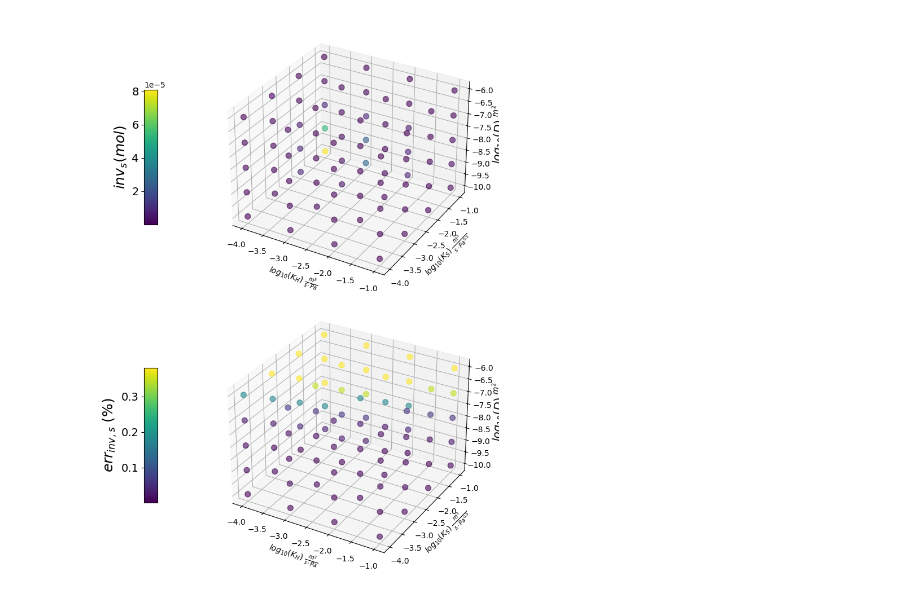
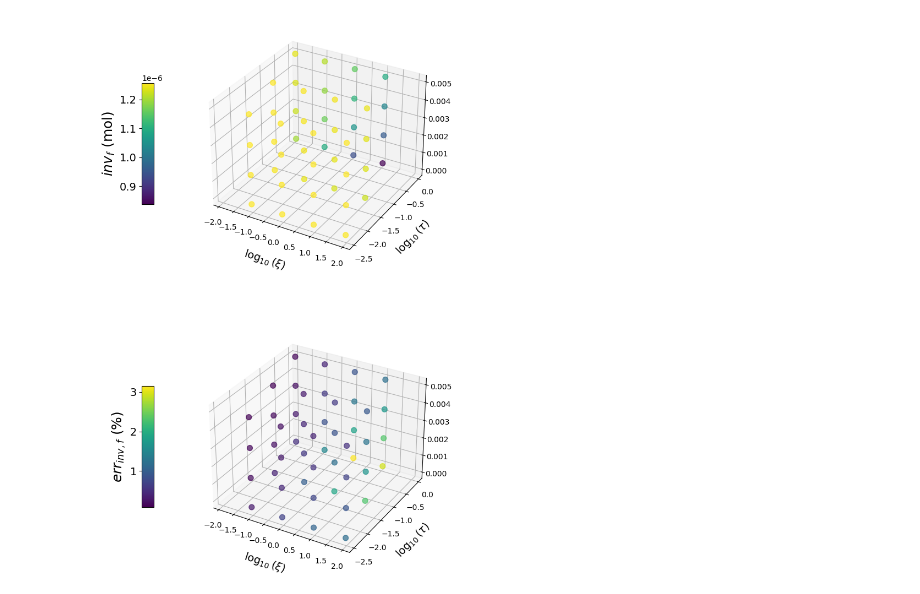
Before and after one commit to gabriele-ferrero/TRIOMA_Verification, a Jupyter notebook: Pipe_Verification/PAV_MS_verification.ipynb, the cells around one changed output. Drawn from its saved outputs; the diff is of its cells as text; code cells hidden in the pictures.

Commit message:
Rerun all PAV verification cases with adimensional numbers

```diff
--- a/Pipe_Verification/PAV_MS_verification.ipynb
+++ b/Pipe_Verification/PAV_MS_verification.ipynb
@@ -1,5 +1,6 @@
 # %%
 import sys
+sys.path.append('../../src')
 import os
 os.environ["KMP_DUPLICATE_LIB_OK"] = "TRUE"
 import numpy as np
@@ -15,3 +16,6 @@ from TRIOMA.tools.component_tools import Geometry
 inv_v=[]
 inv_v_comsol=[]
 scatter_mat = np.empty((0, 9))
+
+RESULTS_DIR = 'Results_MS'
+os.makedirs(RESULTS_DIR, exist_ok=True)
@@ -155,59 +251,34 @@ scatter_mat[:,8]=scatter_mat[:,8]*100
 # %%
-import matplotlib.pyplot as plt
-import numpy as np
-from matplotlib import cm
-cmap = cm.get_cmap('viridis')
-norm1 = plt.Normalize(vmin=abs(scatter_mat[:, 3]).min(), vmax=abs(scatter_mat[:, 3]).max())
-norm2 = plt.Normalize(vmin=abs(scatter_mat[:, 4]).min(), vmax=abs(scatter_mat[:, 4]).max())
+# -------------------------
+# Fluid inventory (inv_f, err_inv_f)
+# -------------------------
+norm1 = plt.Normalize(vmin=abs(plot_data[:, 5]).min(), vmax=abs(plot_data[:, 5]).max())
+norm2 = plt.Normalize(vmin=abs(plot_data[:, 6]).min(), vmax=abs(plot_data[:, 6]).max())
 colors1 = np.array([
-    (1, 0, 0, 1) if value > 5 else cmap(norm1(value))  # (1, 0, 0, 1) is red in RGBA
-    for value in abs(scatter_mat[:, 3])
+    (1, 0, 0, 1) if value > 5 else cmap(norm1(value))
+    for value in abs(plot_data[:, 5])
 ])
-colors2 = np.array([
-    cmap(norm2(value))  # Normalize based on scatter_mat[:, 4]
-    for value in abs(scatter_mat[:, 4])
-])
-# Create a figure with two subplots
-fig, (ax1, ax2) = plt.subplots(2, 1, figsize=(10, 10), subplot_kw={'projection': '3d'})
+colors2 = np.array([cmap(norm2(value)) for value in abs(plot_data[:, 6])])
 
-# First subplot
-sc1 = ax1.scatter(scatter_mat[:, 0], scatter_mat[:, 1], scatter_mat[:, 2], c=colors1, s=50, alpha=0.6)
-cbar1 = plt.colorbar(cm.ScalarMappable(norm=norm1, cmap=cmap), ax=ax1, shrink=0.5, aspect=10,location='left')
-cbar1.set_label(r'$inv_s (mol)$',fontsize=18)
+fig, (ax1, ax2) = plt.subplots(2, 1, figsize=(10, 11), subplot_kw={"projection": "3d"})
+
+sc1 = ax1.scatter(plot_data[:, 0], plot_data[:, 1], plot_data[:, 2], c=colors1, s=50, alpha=0.7)
+cbar1 = fig.colorbar(cm.ScalarMappable(norm=norm1, cmap=cmap), ax=ax1, shrink=0.5, aspect=10, location="left")
+cbar1.set_label(r'$inv_f$ (mol)', fontsize=18)
 cbar1.ax.tick_params(labelsize=14)
-# Set ticks in colorbar according to scatter_mat[:, 3]
-# cbar1.set_ticks(np.round(np.linspace(abs(scatter_mat[:, 3]).min(), abs(scatter_mat[:, 3]).max(), num=5), 2))
-# Second subplot
-sc2 = ax2.scatter(scatter_mat[:, 0], scatter_mat[:, 1], scatter_mat[:, 2], c=colors2, s=50, alpha=0.6)
-cbar2 = plt.colorbar(cm.ScalarMappable(norm=norm2, cmap=cmap), ax=ax2, shrink=0.5, aspect=10,location='left')
-cbar2.set_label(r'$err_{inv,s}$ (%)', fontsize=18)
-# Set ticks in colorbar according to scatter_mat[:, 4]
-# cbar2.set_ticks(np.linspace(abs(scatter_mat[:, 4]).min(), abs(scatter_mat[:, 4]).max(), num=5).astype(int))
+_label_axes(ax1)
+
+sc2 = ax2.scatter(plot_data[:, 0], plot_data[:, 1], plot_data[:, 2], c=colors2, s=50, alpha=0.7)
+cbar2 = fig.colorbar(cm.ScalarMappable(norm=norm2, cmap=cmap), ax=ax2, shrink=0.5, aspect=10, location="left")
+cbar2.set_label(r'$err_{inv,f}$ (%)', fontsize=18)
 cbar2.ax.tick_params(labelsize=14)
-### add labels
-if PAV.fluid.MS:
-    ax1.set_xlabel(r'$log_{10}(K_H)$ $\frac{m^3}{s\cdot Pa}$')
-else:
-    ax1.set_xlabel(r'$log_{10}(K_{S,l})$ $\frac{m^3}{s\cdot Pa^{0.5}}$')
-ax1.set_ylabel(r'$log_{10}(K_S)$ $\frac{m^3}{s\cdot Pa^{0.5}}$')
-ax1.set_zlabel(r'$log_{10}(D)$ $\frac{m^2}{s}$',fontsize=14)
-if PAV.fluid.MS:
-    ax2.set_xlabel(r'$log_{10}(K_H)$ $\frac{m^3}{s\cdot Pa}$')
-else:
-    ax2.set_xlabel(r'$log_{10}(K_{S,l})$ $\frac{m^3}{s\cdot Pa^{0.5}}$')
-ax2.set_ylabel(r'$log_{10}(K_S)$ $\frac{m^3}{s\cdot Pa^{0.5}}$')
-ax2.set_zlabel(r'$log_{10}(D)$ $\frac{m^2}{s}$',fontsize=14)
-## change xscale to log
+_label_axes(ax2)
 
-##set scale limits
-
-plt.tight_layout()
-if PAV.fluid.MS:
-    plt.savefig('MS_PAV_verification_solid_inventory.png', dpi=300)
-else:
-    plt.savefig('LM_PAV_verification_solid_inventory.png', dpi=300)
-# plt.savefig('lm_GLC_verification.png', dpi=300)
+# NOTE: bbox_inches='tight' clips mplot3d z-labels (matplotlib cannot compute a
+# correct tight bbox for 3D axis labels), so reserve margin manually instead.
+fig.subplots_adjust(left=0.05, right=0.80, bottom=0.05, top=0.95, hspace=0.25)
+plt.savefig(os.path.join(RESULTS_DIR, 'MS_PAV_screening_fluid_inventory.png'), dpi=300)
 plt.show()
 # %% [output]
-[figure, old version]
+[figure, new version]
 # %%
```
Also changed, not shown: parts of 8 cells of this notebook, 15 other files.
